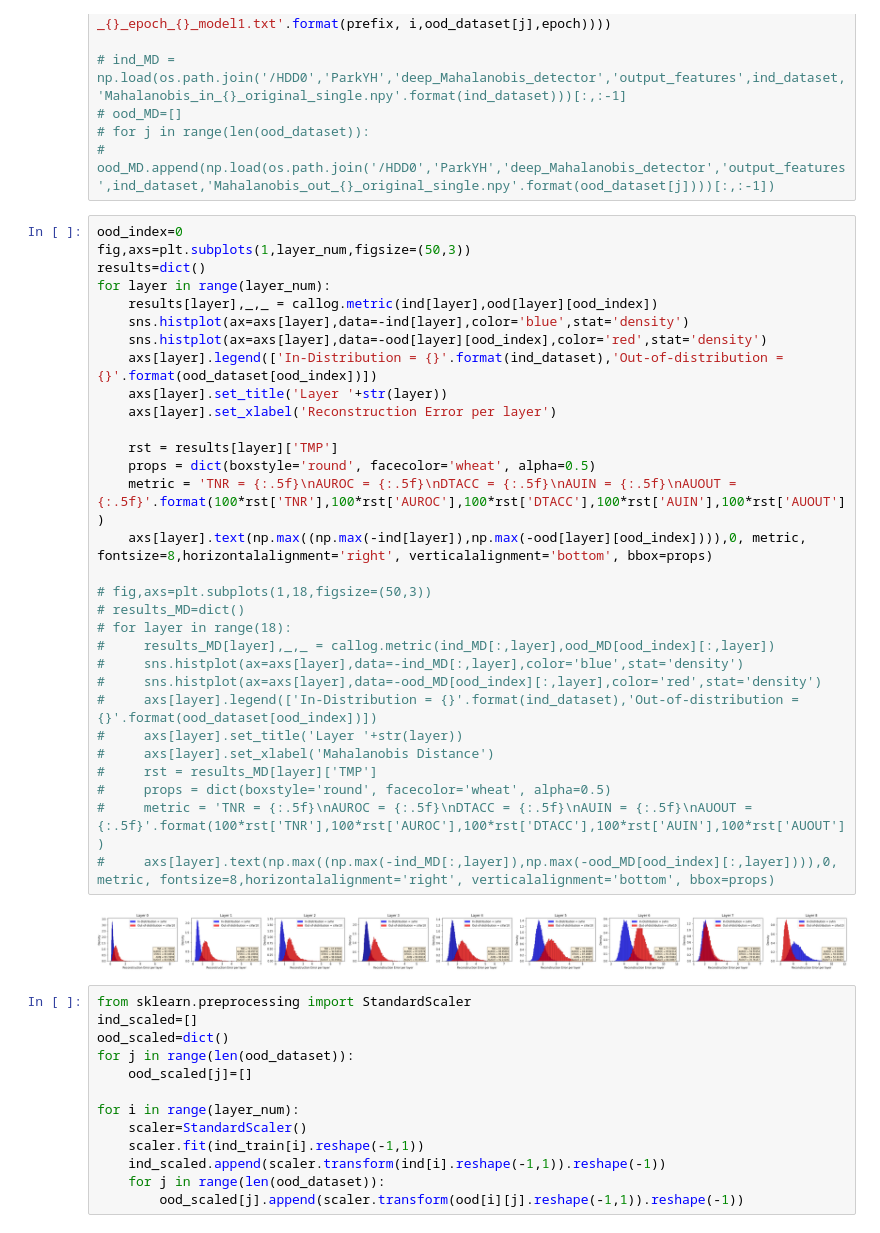
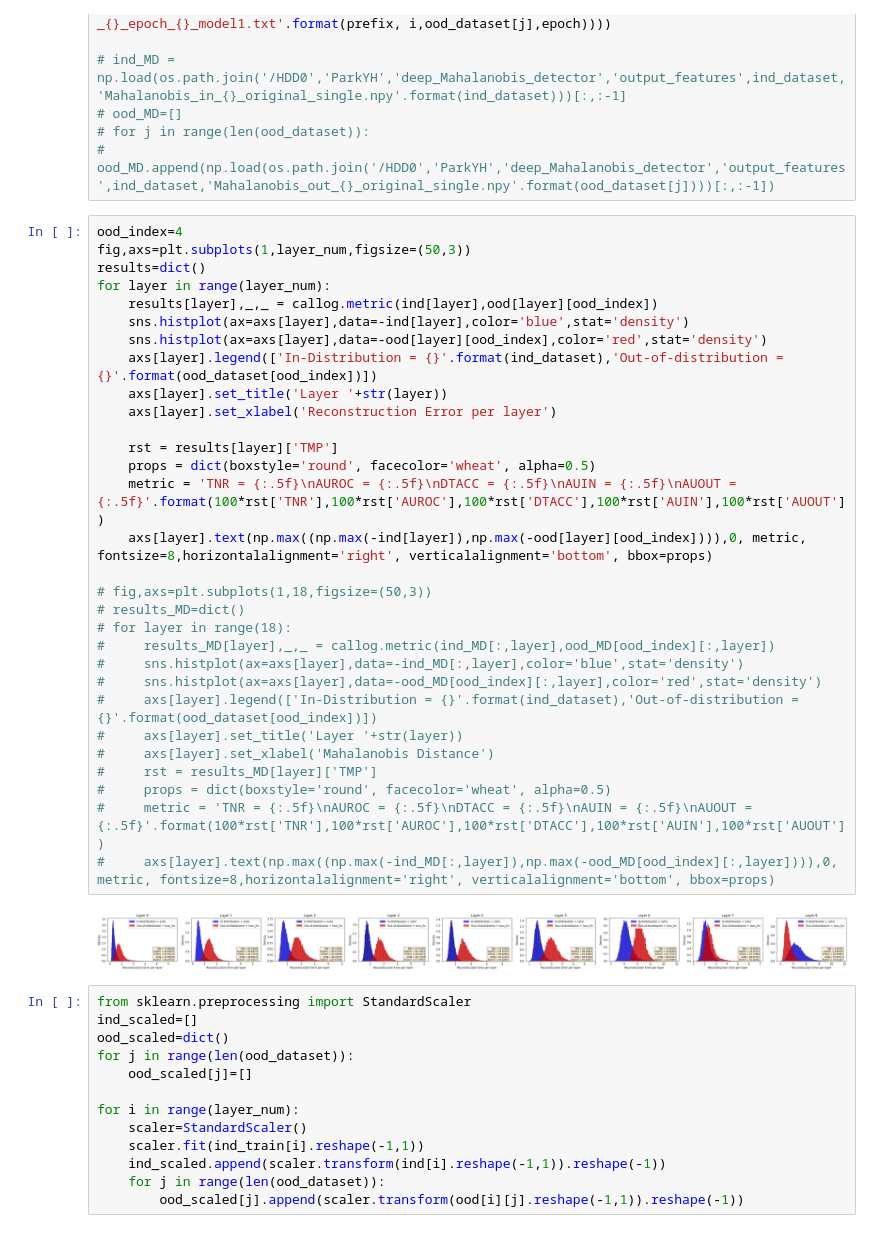
Before and after one commit to younghyopark/FROD, a Jupyter notebook: proposed_framework-Copy1.ipynb, the cells around one changed output. Saved outputs shown, nothing was run; the diff lists cells and outputs as text.

```diff
--- a/proposed_framework-Copy1.ipynb
+++ b/proposed_framework-Copy1.ipynb
@@ -29,37 +29,37 @@ for i in range(layer_num):
 # for j in range(len(ood_dataset)):
 #     ood_MD.append(np.load(os.path.join('/HDD0','ParkYH','deep_Mahalanobis_detector','output_features',ind_dataset,'Mahalanobis_out_{}_original_single.npy'.format(ood_dataset[j])))[:,:-1])
 # %%
-ood_index=0
+ood_index=4
 fig,axs=plt.subplots(1,layer_num,figsize=(50,3))
 results=dict()
 for layer in range(layer_num):
     results[layer],_,_ = callog.metric(ind[layer],ood[layer][ood_index])
     sns.histplot(ax=axs[layer],data=-ind[layer],color='blue',stat='density')
     sns.histplot(ax=axs[layer],data=-ood[layer][ood_index],color='red',stat='density')
     axs[layer].legend(['In-Distribution = {}'.format(ind_dataset),'Out-of-distribution = {}'.format(ood_dataset[ood_index])])
     axs[layer].set_title('Layer '+str(layer))
     axs[layer].set_xlabel('Reconstruction Error per layer')
 
     rst = results[layer]['TMP']
     props = dict(boxstyle='round', facecolor='wheat', alpha=0.5)
     metric = 'TNR = {:.5f}\nAUROC = {:.5f}\nDTACC = {:.5f}\nAUIN = {:.5f}\nAUOUT = {:.5f}'.format(100*rst['TNR'],100*rst['AUROC'],100*rst['DTACC'],100*rst['AUIN'],100*rst['AUOUT'])
     axs[layer].text(np.max((np.max(-ind[layer]),np.max(-ood[layer][ood_index]))),0, metric, fontsize=8,horizontalalignment='right', verticalalignment='bottom', bbox=props)
 
 # fig,axs=plt.subplots(1,18,figsize=(50,3))
 # results_MD=dict()
 # for layer in range(18):
 #     results_MD[layer],_,_ = callog.metric(ind_MD[:,layer],ood_MD[ood_index][:,layer])
 #     sns.histplot(ax=axs[layer],data=-ind_MD[:,layer],color='blue',stat='density')
 #     sns.histplot(ax=axs[layer],data=-ood_MD[ood_index][:,layer],color='red',stat='density')
 #     axs[layer].legend(['In-Distribution = {}'.format(ind_dataset),'Out-of-distribution = {}'.format(ood_dataset[ood_index])])
 #     axs[layer].set_title('Layer '+str(layer))
 #     axs[layer].set_xlabel('Mahalanobis Distance')
 #     rst = results_MD[layer]['TMP']
 #     props = dict(boxstyle='round', facecolor='wheat', alpha=0.5)
 #     metric = 'TNR = {:.5f}\nAUROC = {:.5f}\nDTACC = {:.5f}\nAUIN = {:.5f}\nAUOUT = {:.5f}'.format(100*rst['TNR'],100*rst['AUROC'],100*rst['DTACC'],100*rst['AUIN'],100*rst['AUOUT'])
 #     axs[layer].text(np.max((np.max(-ind_MD[:,layer]),np.max(-ood_MD[ood_index][:,layer]))),0, metric, fontsize=8,horizontalalignment='right', verticalalignment='bottom', bbox=props)
 # %% [output]
-[figure, old version]
+[figure, new version]
 # %%
 from sklearn.preprocessing import StandardScaler
 ind_scaled=[]
```
Also changed, not shown: parts of 1 cell of this notebook, 26 other files.
